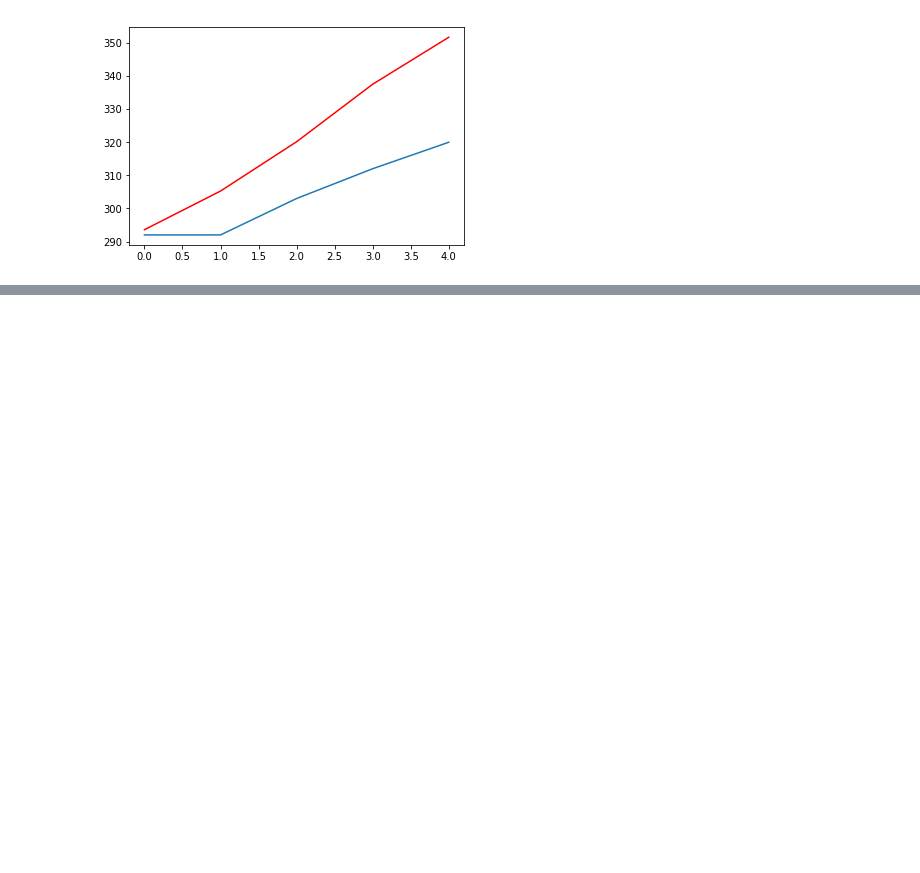
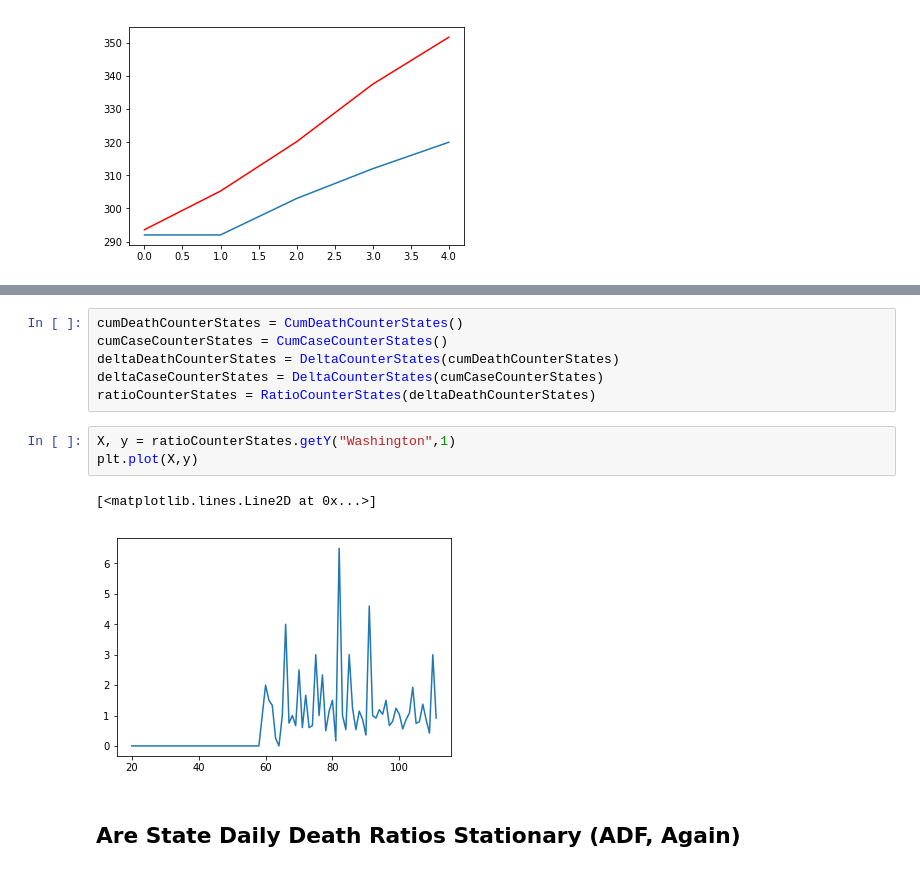
Before and after one commit to majesticfish/CS156B-Covid-Challenge, a Jupyter notebook: exploratory/Sean's Notebook/Get sum data.ipynb, the cells around one changed output, grey strips where cells are left out. Cells and saved outputs as stored; diff of their text form; blank space fills up the shorter version.

Commit message:
trying shit but with states

```diff
--- a/exploratory/Sean's Notebook/Get sum data.ipynb
+++ b/exploratory/Sean's Notebook/Get sum data.ipynb
@@ -457,0 +531,14 @@ plt.show()
+# %%
+cumDeathCounterStates = CumDeathCounterStates()
+cumCaseCounterStates = CumCaseCounterStates()
+deltaDeathCounterStates = DeltaCounterStates(cumDeathCounterStates)
+deltaCaseCounterStates = DeltaCounterStates(cumCaseCounterStates)
+ratioCounterStates = RatioCounterStates(deltaDeathCounterStates)
+# %%
+X, y = ratioCounterStates.getY("Washington",1)
+plt.plot(X,y)
+# %% [output]
+[<matplotlib.lines.Line2D at 0x...>]
+[figure, added]
+# %% [markdown]
+## Are State Daily Death Ratios Stationary (ADF, Again)
```
Also changed, not shown: parts of 8 cells of this notebook, 7 other files.
